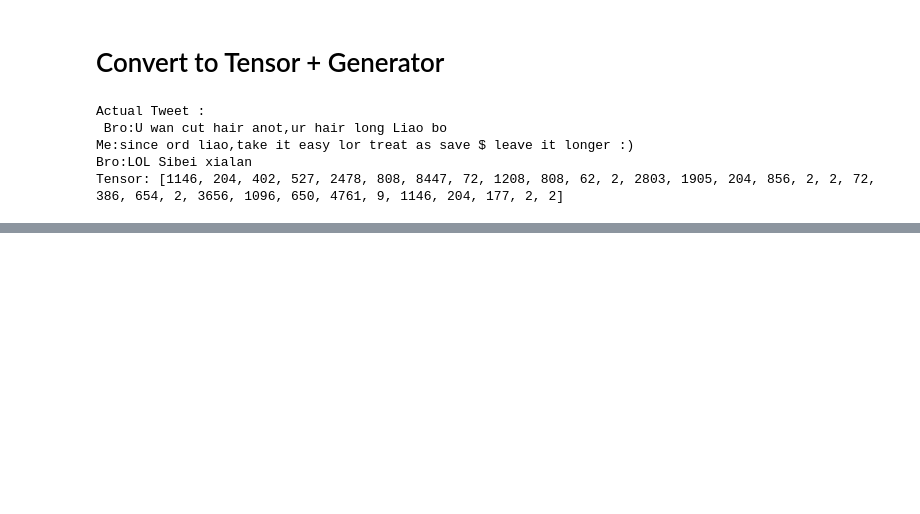
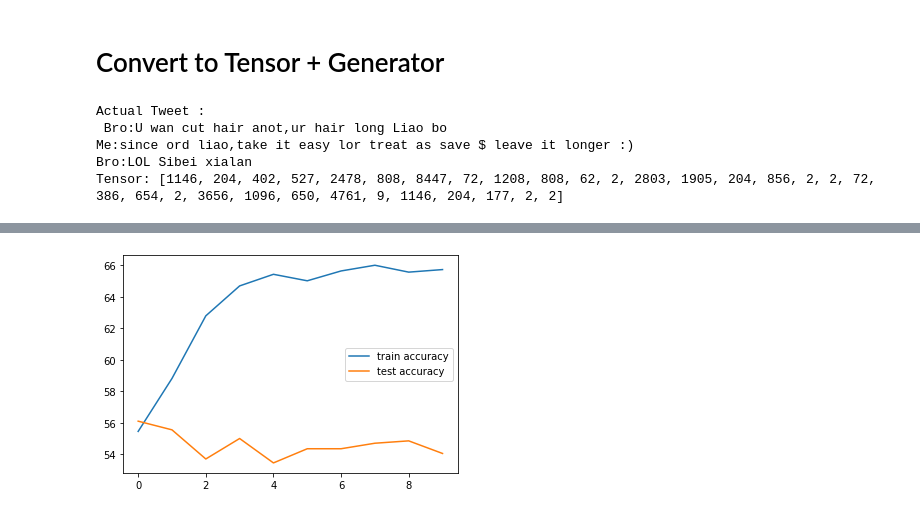
Before and after one commit to rishuatgithub/MLPy, a Jupyter notebook: nlp/3. Sentiment Analysis - Sequence Model - DNN.ipynb, the cells around one changed output, grey strips where cells are left out. Cells and saved outputs as stored; diff of their text form; code cells hidden in the pictures; blank space fills up the shorter version.

```diff
--- a/nlp/3. Sentiment Analysis - Sequence Model - DNN.ipynb
+++ b/nlp/3. Sentiment Analysis - Sequence Model - DNN.ipynb
@@ -251,0 +444,7 @@ class TweetDataset(Dataset):
+# %%
+plt.plot([(c/8000)*100 for c in train_corrects],label="train accuracy")
+plt.plot([(c/2000)*100 for c in test_corrects],label="test accuracy")
+plt.legend()
+plt.show()
+# %% [output]
+[figure, added]
```
Also changed, not shown: parts of 30 cells of this notebook, 1 other file.
